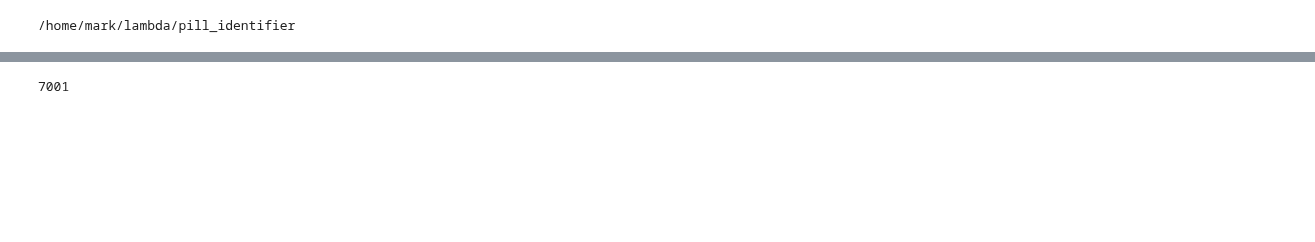
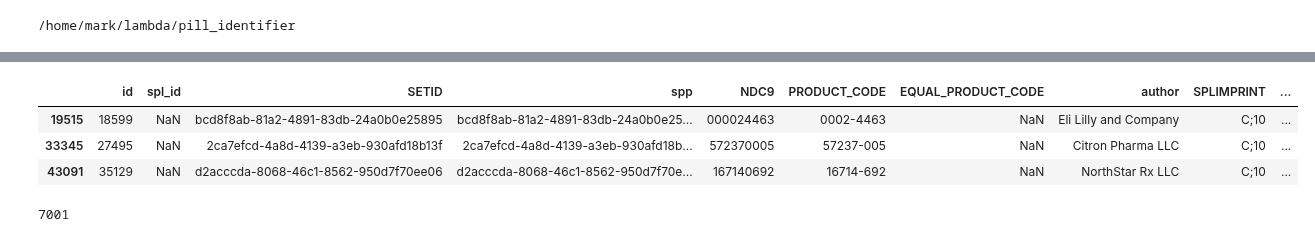
Before and after one commit to labs12-rxid/DS, a Jupyter notebook: drugscom.ipynb, the cells around one changed output, grey strips where cells are left out. Cells and saved outputs as stored; diff of their text form; code cells hidden in the pictures; blank space fills up the shorter version.

```diff
--- a/drugscom.ipynb
+++ b/drugscom.ipynb
@@ -206,6 +392,13 @@ df.head()
 | 68 | 11648 | NaN | 2fb7763f-6ce4-43b9-b3be-90a66315828b | 2fb7763f-6ce4-43b9-b3be-90a663158... | 604290566 | 60429-566 | 0591-0744 | Golden State Medical Supply, Inc. | WATSON;744;1 | ... |
 | 71 | 47756 | NaN | 662f11ca-cf1e-41fd-9b2a-11a23d1f6290 | 662f11ca-cf1e-41fd-9b2a-11a23d1f6... | 007811034 | 0781-1034 | NaN | Sandoz Inc | GG55;5 | ... |
 | 79 | 33477 | NaN | 70be7d33-bc8b-4f48-84c6-a8e3d1476e97 | 70be7d33-bc8b-4f48-84c6-a8e3d1476... | 597620145 | 59762-0145 | NaN | Greenstone LLC | FELDENE;PFIZER;323 | ... |
+# %%
+df[df.SPLIMPRINT == "C;10"]
+# %% [output]
+|  | id | spl_id | SETID | spp | NDC9 | PRODUCT_CODE | EQUAL_PRODUCT_CODE | author | SPLIMPRINT | ... |
+| 19515 | 18599 | NaN | bcd8f8ab-81a2-4891-83db-24a0b0e25895 | bcd8f8ab-81a2-4891-83db-24a0b0e25... | 000024463 | 0002-4463 | NaN | Eli Lilly and Company | C;10 | ... |
+| 33345 | 27495 | NaN | 2ca7efcd-4a8d-4139-a3eb-930afd18b13f | 2ca7efcd-4a8d-4139-a3eb-930afd18b... | 572370005 | 57237-005 | NaN | Citron Pharma LLC | C;10 | ... |
+| 43091 | 35129 | NaN | d2acccda-8068-46c1-8562-950d7f70ee06 | d2acccda-8068-46c1-8562-950d7f70e... | 167140692 | 16714-692 | NaN | NorthStar Rx LLC | C;10 | ... |
 # %%
 regex = r"([\w\d]+)"
 # %%
```
Also changed, not shown: parts of 18 cells of this notebook.
